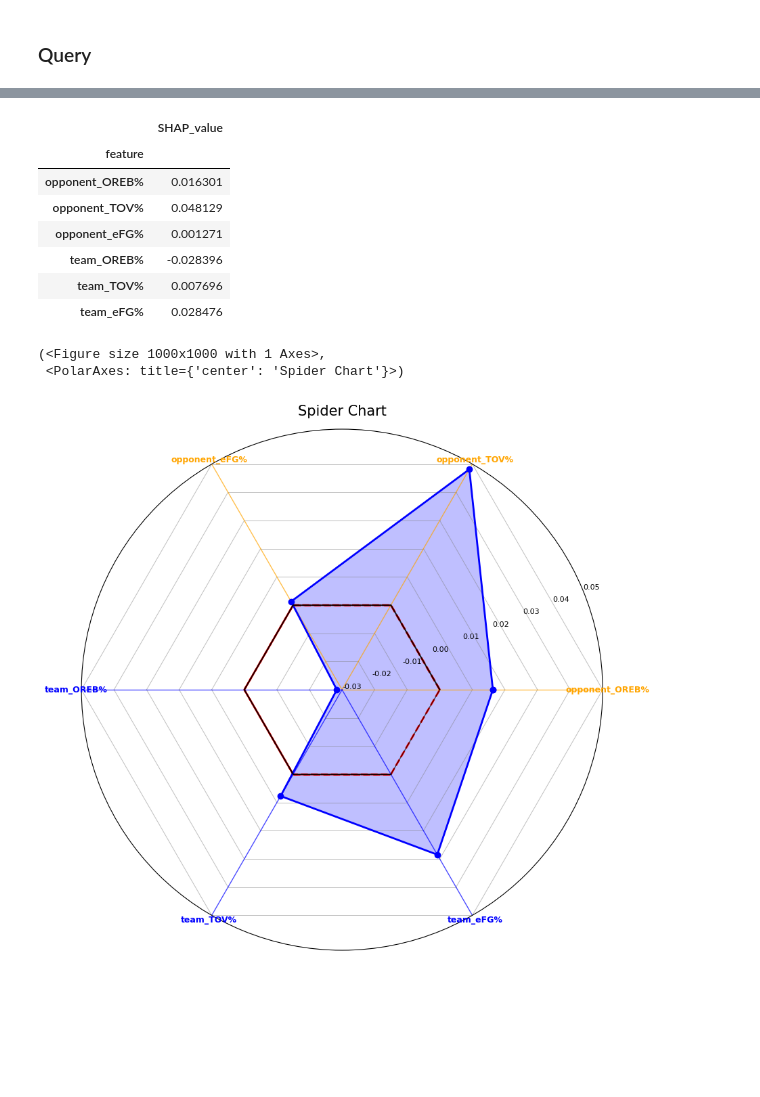
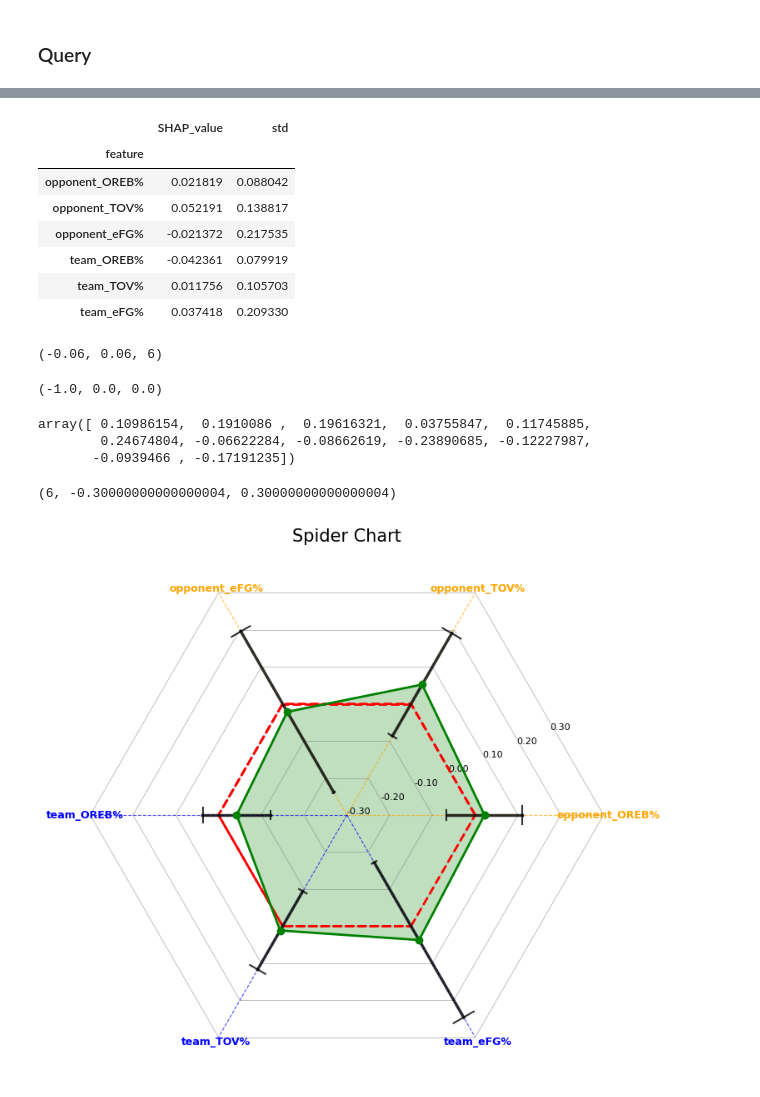
Before and after one commit to arnaud-odet/explain_winning_strategies, a Jupyter notebook: explanations.ipynb, the cells around one changed output, grey strips where cells are left out. Saved outputs shown, nothing was run; the diff lists cells and outputs as text; code cells hidden in the pictures; blank space fills up the shorter version.

Commit message:
Updapte spider graph labels

```diff
--- a/explanations.ipynb
+++ b/explanations.ipynb
@@ -173,27 +153,72 @@ plt.close()
 # %%
 spider_plot_df = t_df[['feature','SHAP_value']].groupby('feature').mean()
+spider_plot_df = spider_plot_df.merge(t_df[['feature','SHAP_value']].groupby('feature').std().rename(columns = {'SHAP_value':'std'}), right_index=True, left_index= True)
 spider_plot_df
 # %% [output]
-|  | SHAP_value |
-| feature |  |
-| opponent_OREB% | 0.016301 |
-| opponent_TOV% | 0.048129 |
-| opponent_eFG% | 0.001271 |
-| team_OREB% | -0.028396 |
-| team_TOV% | 0.007696 |
-| team_eFG% | 0.028476 |
+|  | SHAP_value | std |
+| feature |  |  |
+| opponent_OREB% | 0.021819 | 0.088042 |
+| opponent_TOV% | 0.052191 | 0.138817 |
+| opponent_eFG% | -0.021372 | 0.217535 |
+| team_OREB% | -0.042361 | 0.079919 |
+| team_TOV% | 0.011756 | 0.105703 |
+| team_eFG% | 0.037418 | 0.209330 |
+# %%
+max_val = (spider_plot_df['SHAP_value'].max()*100 //2 +1)/50
+min_val = (spider_plot_df['SHAP_value'].min()*100 //2)/50
+graduation_level = int(max_val*50) -int(min_val*50)
+
+min_val, max_val, graduation_level
+# %% [output]
+(-0.06, 0.06, 6)
+# %%
+min_val // 1000, max_val//1000, (2* max_val) // 1000
+# %% [output]
+(-1.0, 0.0, 0.0)
+# %%
+def plot_scaler(values:np.array):
+    min_val = values.min()
+    max_val = values.max()
+    sign_diff = max_val * min_val <0
+    scale = 1000
+    while max_val // scale - min_val // scale - int(sign_diff) == 0 :
+        scale = scale / 10
+    lower_bound = min_val // scale
+    upper_bond = max_val // scale +1
+    nb_bins = upper_bond - lower_bound
+    i = 1
+    while nb_bins // i > 10 :
+        i+=1
+    step_size = int(nb_bins // (nb_bins // i))
+    if sign_diff :
+        lower_bound = lower_bound// step_size * step_size
+        upper_bond = (upper_bond // step_size) *step_size
+    nb_graduations = (upper_bond - lower_bound) // step_size
+    return int(nb_graduations), lower_bound*scale, upper_bond*scale
+# %%
+values_to_scale = np.concatenate((spider_plot_df['SHAP_value'] + spider_plot_df['std'],
+                                  spider_plot_df['SHAP_value'] - spider_plot_df['std']))
+values_to_scale
+# %% [output]
+array([ 0.10986154,  0.1910086 ,  0.19616321,  0.03755847,  0.11745885,
+        0.24674804, -0.06622284, -0.08662619, -0.23890685, -0.12227987,
+       -0.0939466 , -0.17191235])
+# %%
+graduation_level, min_val, max_val = plot_scaler(values_to_scale)
+graduation_level, min_val, max_val
+# %% [output]
+(6, -0.30000000000000004, 0.30000000000000004)
 # %%
 create_spider_chart(
     categories=spider_plot_df.index,
     values=spider_plot_df['SHAP_value'],
-    min_value=-0.03,
-    max_value=0.05,
-    graduation_levels=8,
+    color = 'green',
+    std_devs=spider_plot_df['std'],
+    min_value=min_val,
+    max_value=max_val,
+    graduation_levels=graduation_level,
     highlight_level=0,
     category_colors=['blue' if feat[:4] == 'team' else 'orange' for feat in spider_plot_df.index]
-
-)
+);
 # %% [output]
-(<Figure size 1000x1000 with 1 Axes>,
- <PolarAxes: title={'center': 'Spider Chart'}>)
-[figure, old version]
+[figure, new version]
```
Also changed, not shown: parts of 10 cells of this notebook, 1 other file.
